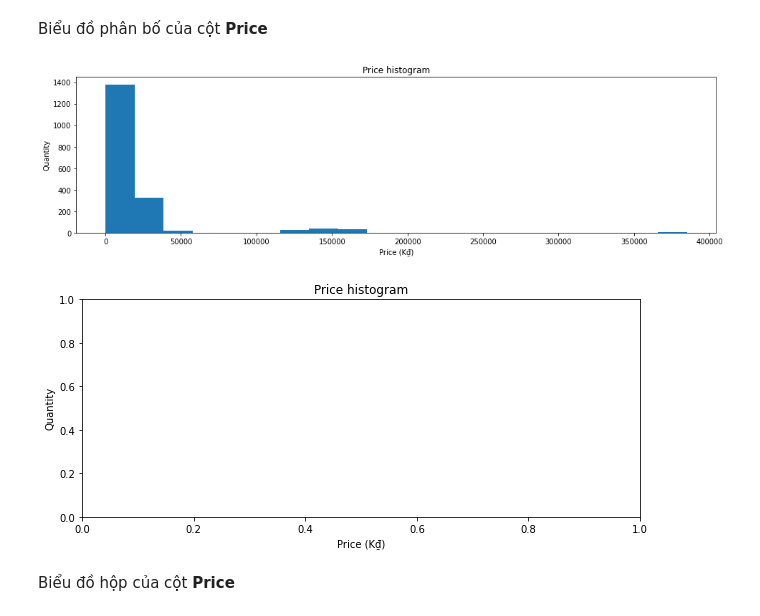
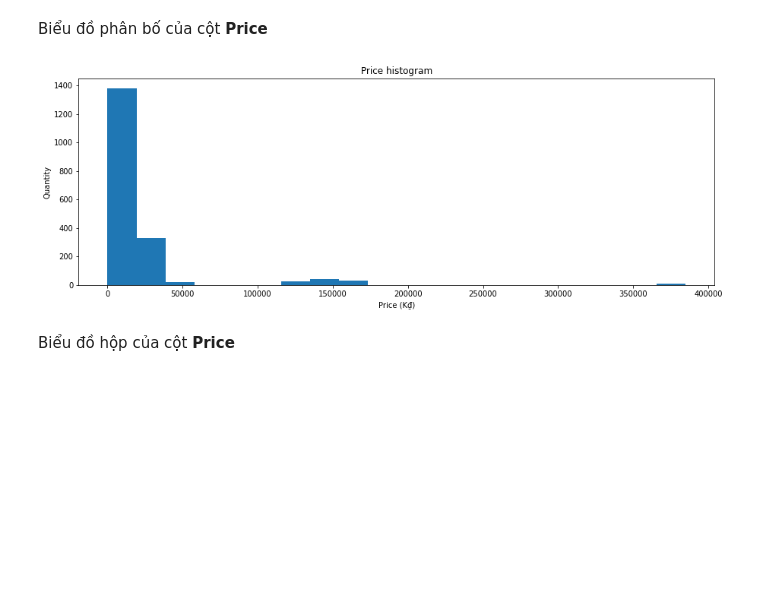
Before and after one commit to bongudth/mobile-price-prediction, a Jupyter notebook: EDA.ipynb, the cells around one changed output. Drawn from its saved outputs; the diff is of its cells as text; code cells hidden in the pictures; blank space fills up the shorter version.

```diff
--- a/EDA.ipynb
+++ b/EDA.ipynb
@@ -211,16 +211,14 @@ data['Price'] = data['Price'].apply(filter_price)
 # %% [markdown]
 Biểu đồ phân bố của cột **Price**
 # %%
-fig = plt.figure(figsize =(16, 4))
+fig = plt.figure(figsize =(15, 5))
 plt.hist(data["Price"],bins=20);
-fig = plt.figure(figsize =(10, 4))
 plt.xlabel('Price (K₫)');
 plt.ylabel('Quantity');
 plt.title("Price histogram")
 plt.show()
 # %% [output]
-[figure, old version]
+[figure, new version]
-[figure, removed]
 # %% [markdown]
 Biểu đồ hộp của cột **Price**
 # %%
```
